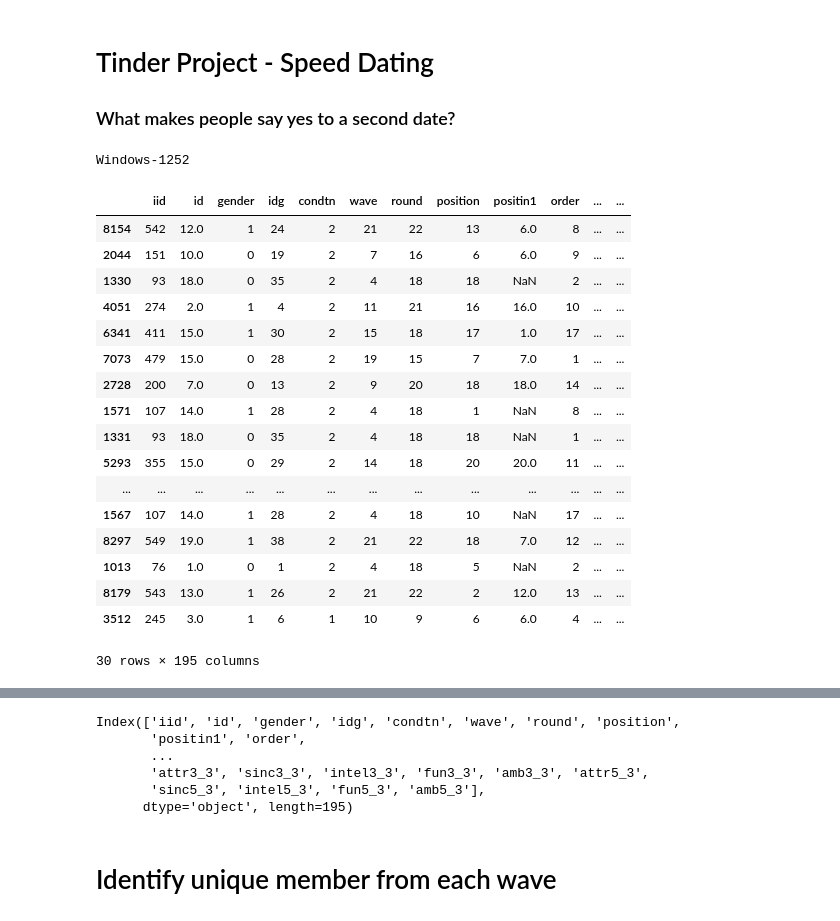
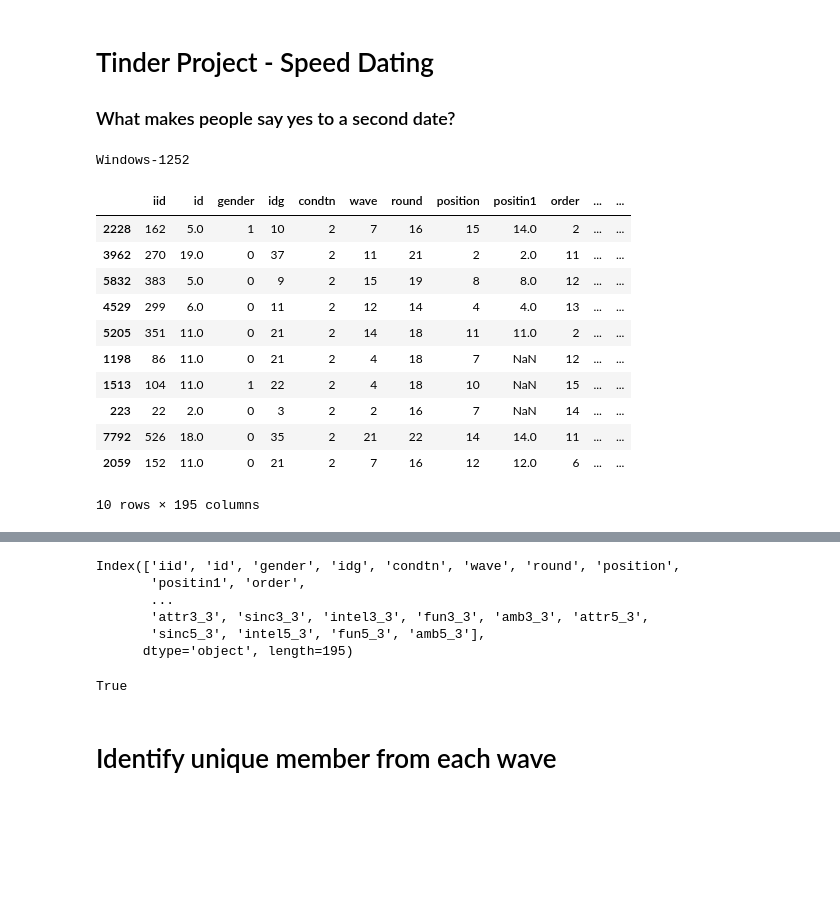
Before and after one commit to sandrachdi/Tinder, a Jupyter notebook: 01-TinderProject_RACHDI.ipynb, the cells around one changed output, grey strips where cells are left out. Cells and saved outputs as stored; diff of their text form; code cells hidden in the pictures; blank space fills up the shorter version.

```diff
--- a/01-TinderProject_RACHDI.ipynb
+++ b/01-TinderProject_RACHDI.ipynb
@@ -13,40 +13,34 @@ from plotly.subplots import make_subplots
 # %%
 file = 'Speed+Dating+Data.csv'
 
 #detect file encoding
 
 with open(file, 'rb') as f:
     data = f.read()
 
 # Detect the encoding
 result = chardet.detect(data)
 print(result['encoding'])
 
 # Build the Dataframe
 data = pd.read_csv(file, encoding=result['encoding'])
 df = pd.DataFrame(data)
 
-df.sample(30)
+df.sample(10)
 # %% [output]
 Windows-1252
 |  | iid | id | gender | idg | condtn | wave | round | position | positin1 | order | ... | ... |
-| 8154 | 542 | 12.0 | 1 | 24 | 2 | 21 | 22 | 13 | 6.0 | 8 | ... | ... |
-| 2044 | 151 | 10.0 | 0 | 19 | 2 | 7 | 16 | 6 | 6.0 | 9 | ... | ... |
-| 1330 | 93 | 18.0 | 0 | 35 | 2 | 4 | 18 | 18 | NaN | 2 | ... | ... |
-| 4051 | 274 | 2.0 | 1 | 4 | 2 | 11 | 21 | 16 | 16.0 | 10 | ... | ... |
-| 6341 | 411 | 15.0 | 1 | 30 | 2 | 15 | 18 | 17 | 1.0 | 17 | ... | ... |
-| 7073 | 479 | 15.0 | 0 | 28 | 2 | 19 | 15 | 7 | 7.0 | 1 | ... | ... |
-| 2728 | 200 | 7.0 | 0 | 13 | 2 | 9 | 20 | 18 | 18.0 | 14 | ... | ... |
-| 1571 | 107 | 14.0 | 1 | 28 | 2 | 4 | 18 | 1 | NaN | 8 | ... | ... |
-| 1331 | 93 | 18.0 | 0 | 35 | 2 | 4 | 18 | 18 | NaN | 1 | ... | ... |
-| 5293 | 355 | 15.0 | 0 | 29 | 2 | 14 | 18 | 20 | 20.0 | 11 | ... | ... |
-| ... | ... | ... | ... | ... | ... | ... | ... | ... | ... | ... | ... | ... |
-| 1567 | 107 | 14.0 | 1 | 28 | 2 | 4 | 18 | 10 | NaN | 17 | ... | ... |
-| 8297 | 549 | 19.0 | 1 | 38 | 2 | 21 | 22 | 18 | 7.0 | 12 | ... | ... |
-| 1013 | 76 | 1.0 | 0 | 1 | 2 | 4 | 18 | 5 | NaN | 2 | ... | ... |
-| 8179 | 543 | 13.0 | 1 | 26 | 2 | 21 | 22 | 2 | 12.0 | 13 | ... | ... |
-| 3512 | 245 | 3.0 | 1 | 6 | 1 | 10 | 9 | 6 | 6.0 | 4 | ... | ... |
+| 2228 | 162 | 5.0 | 1 | 10 | 2 | 7 | 16 | 15 | 14.0 | 2 | ... | ... |
+| 3962 | 270 | 19.0 | 0 | 37 | 2 | 11 | 21 | 2 | 2.0 | 11 | ... | ... |
+| 5832 | 383 | 5.0 | 0 | 9 | 2 | 15 | 19 | 8 | 8.0 | 12 | ... | ... |
+| 4529 | 299 | 6.0 | 0 | 11 | 2 | 12 | 14 | 4 | 4.0 | 13 | ... | ... |
+| 5205 | 351 | 11.0 | 0 | 21 | 2 | 14 | 18 | 11 | 11.0 | 2 | ... | ... |
+| 1198 | 86 | 11.0 | 0 | 21 | 2 | 4 | 18 | 7 | NaN | 12 | ... | ... |
+| 1513 | 104 | 11.0 | 1 | 22 | 2 | 4 | 18 | 10 | NaN | 15 | ... | ... |
+| 223 | 22 | 2.0 | 0 | 3 | 2 | 2 | 16 | 7 | NaN | 14 | ... | ... |
+| 7792 | 526 | 18.0 | 0 | 35 | 2 | 21 | 22 | 14 | 14.0 | 11 | ... | ... |
+| 2059 | 152 | 11.0 | 0 | 21 | 2 | 7 | 16 | 12 | 12.0 | 6 | ... | ... |
-30 rows × 195 columns
+10 rows × 195 columns
 # %%
 df.describe(include='all')
 # %% [output]
@@ -72,6 +66,10 @@ Index(['iid', 'id', 'gender', 'idg', 'condtn', 'wave', 'round', 'position',
        'attr3_3', 'sinc3_3', 'intel3_3', 'fun3_3', 'amb3_3', 'attr5_3',
        'sinc5_3', 'intel5_3', 'fun5_3', 'amb5_3'],
       dtype='object', length=195)
+# %%
+df.isnull().any().any()
+# %% [output]
+True
 # %% [markdown]
 # Identify unique member from each wave
 # %%
```
Also changed, not shown: parts of 23 cells of this notebook, 4 other files.
